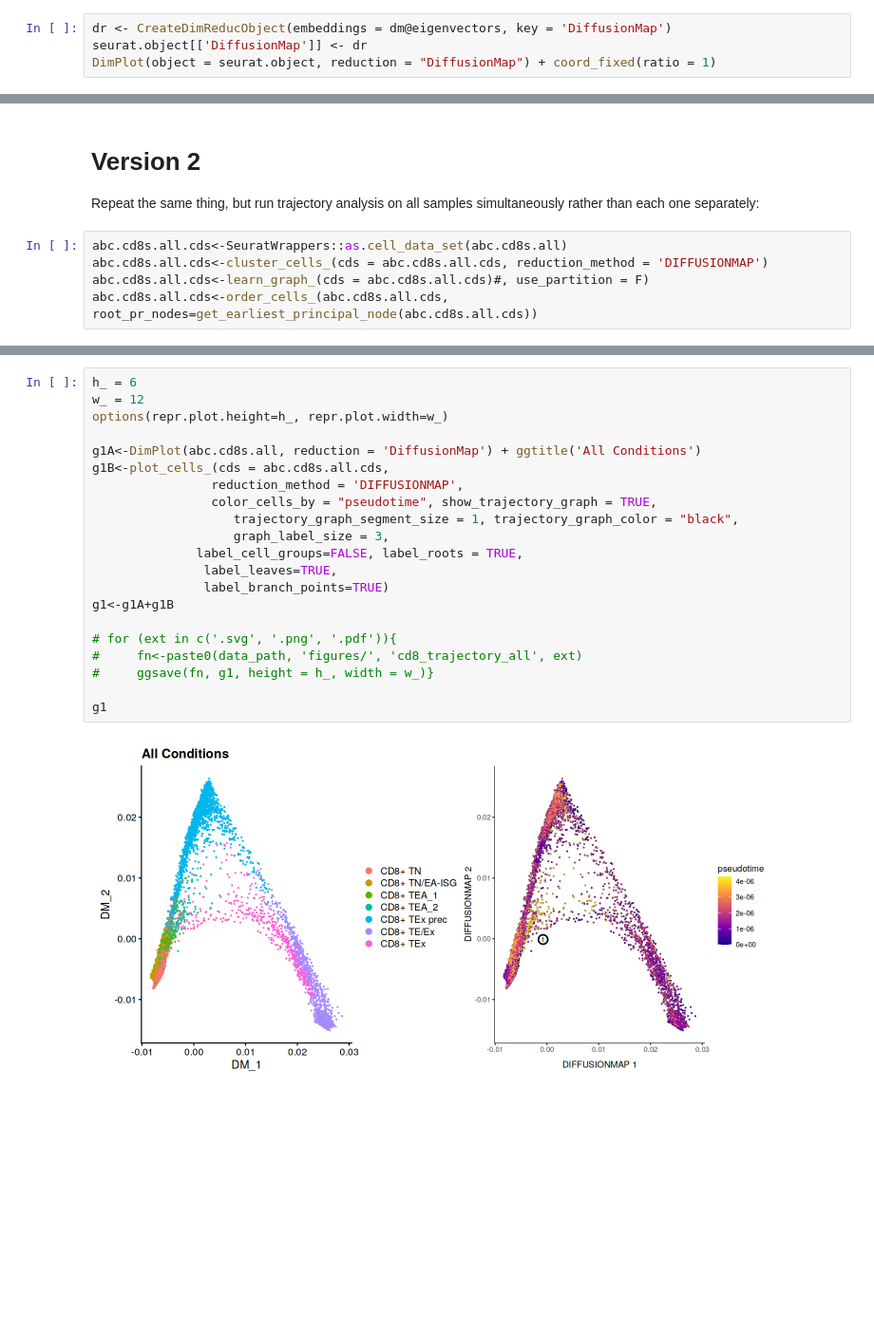
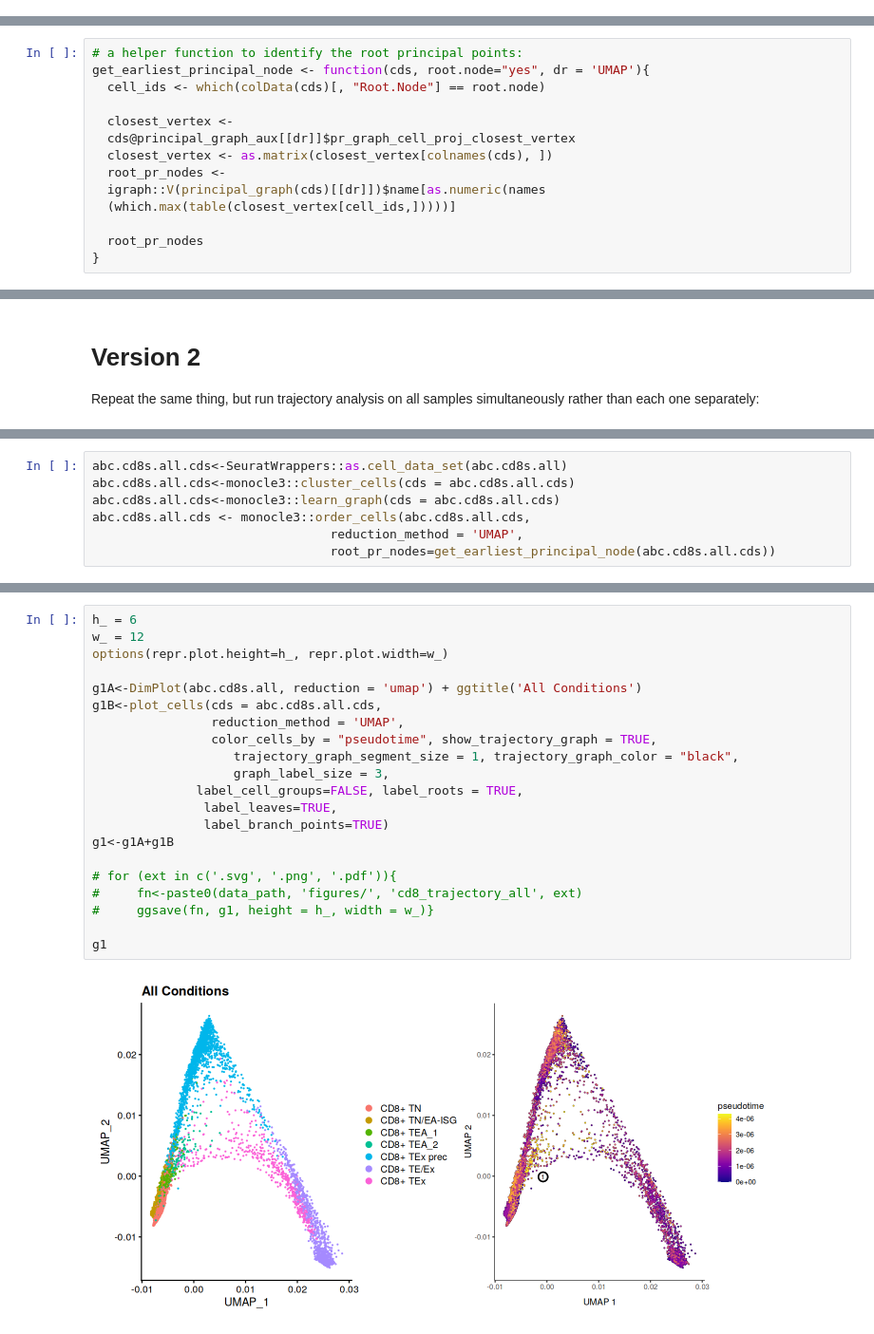
Before and after one commit to hmbaghdassarian/norcross_abc, a Jupyter notebook: notebooks/03_Trajectory_Analysis_v2.ipynb, the cells around one changed output, grey strips where cells are left out. Shown at 95% size. Drawn from its saved outputs; the diff is of its cells as text; blank space fills up the shorter version.

Commit message:
minor update to diffusion map trajcetory analysis

```diff
--- a/notebooks/03_Trajectory_Analysis_v2.ipynb
+++ b/notebooks/03_Trajectory_Analysis_v2.ipynb
@@ -54,4 +37,0 @@ abc.cd8s.all[['DiffusionMap']] <-  CreateDimReducObject(embeddings = dm@eigenvec
-# %%
-dr <- CreateDimReducObject(embeddings = dm@eigenvectors, key = 'DiffusionMap')
-seurat.object[['DiffusionMap']] <- dr
-DimPlot(object = seurat.object, reduction = "DiffusionMap") + coord_fixed(ratio = 1)
@@ -1053,0 +112,14 @@ abc.cd8s.so<-Seurat::SplitObject(abc.cd8s.all, split.by = 'orig.ident')
+# %%
+# a helper function to identify the root principal points:
+get_earliest_principal_node <- function(cds, root.node="yes", dr = 'UMAP'){
+  cell_ids <- which(colData(cds)[, "Root.Node"] == root.node)
+
+  closest_vertex <-
+  cds@principal_graph_aux[[dr]]$pr_graph_cell_proj_closest_vertex
+  closest_vertex <- as.matrix(closest_vertex[colnames(cds), ])
+  root_pr_nodes <-
+  igraph::V(principal_graph(cds)[[dr]])$name[as.numeric(names
+  (which.max(table(closest_vertex[cell_ids,]))))]
+
+  root_pr_nodes
+}
@@ -1115,8 +189,3 @@ white circles are roots, gray circles are leaves, blue circles are branch points
 # %% [markdown]
 # Version 2
 Repeat the same thing, but run trajectory analysis on all samples simultaneously rather than each one separately:
-# %%
-abc.cd8s.all.cds<-SeuratWrappers::as.cell_data_set(abc.cd8s.all)
-abc.cd8s.all.cds<-cluster_cells_(cds = abc.cd8s.all.cds, reduction_method = 'DIFFUSIONMAP')
-abc.cd8s.all.cds<-learn_graph_(cds = abc.cd8s.all.cds)#, use_partition = F)
-abc.cd8s.all.cds<-order_cells_(abc.cd8s.all.cds, root_pr_nodes=get_earliest_principal_node(abc.cd8s.all.cds))
@@ -1126,0 +192,7 @@ abc.cd8s.all.cds<-order_cells_(abc.cd8s.all.cds, root_pr_nodes=get_earliest_prin
+# %%
+abc.cd8s.all.cds<-SeuratWrappers::as.cell_data_set(abc.cd8s.all)
+abc.cd8s.all.cds<-monocle3::cluster_cells(cds = abc.cd8s.all.cds)
+abc.cd8s.all.cds<-monocle3::learn_graph(cds = abc.cd8s.all.cds)
+abc.cd8s.all.cds <- monocle3::order_cells(abc.cd8s.all.cds,
+                                reduction_method = 'UMAP',
+                                root_pr_nodes=get_earliest_principal_node(abc.cd8s.all.cds))
@@ -1127,26 +203,26 @@ abc.cd8s.all.cds<-order_cells_(abc.cd8s.all.cds, root_pr_nodes=get_earliest_prin
 # %%
 h_ = 6
 w_ = 12
 options(repr.plot.height=h_, repr.plot.width=w_)
 
-g1A<-DimPlot(abc.cd8s.all, reduction = 'DiffusionMap') + ggtitle('All Conditions')
-g1B<-plot_cells_(cds = abc.cd8s.all.cds,
-                reduction_method = 'DIFFUSIONMAP',
+g1A<-DimPlot(abc.cd8s.all, reduction = 'umap') + ggtitle('All Conditions')
+g1B<-plot_cells(cds = abc.cd8s.all.cds,
+                reduction_method = 'UMAP',
                 color_cells_by = "pseudotime", show_trajectory_graph = TRUE,
                    trajectory_graph_segment_size = 1, trajectory_graph_color = "black",
                    graph_label_size = 3,
               label_cell_groups=FALSE, label_roots = TRUE,
                label_leaves=TRUE,
                label_branch_points=TRUE)
 g1<-g1A+g1B
 
 # for (ext in c('.svg', '.png', '.pdf')){
 #     fn<-paste0(data_path, 'figures/', 'cd8_trajectory_all', ext)
 #     ggsave(fn, g1, height = h_, width = w_)}
 
 g1
 # %% [output]
-[figure, old version]
+[figure, new version]
 # %%
 traj.plots<-list()
 conditions <- unique(abc.cd8s.all.cds$orig.ident)
```
Also changed, not shown: parts of 24 cells of this notebook, 1 other file.
